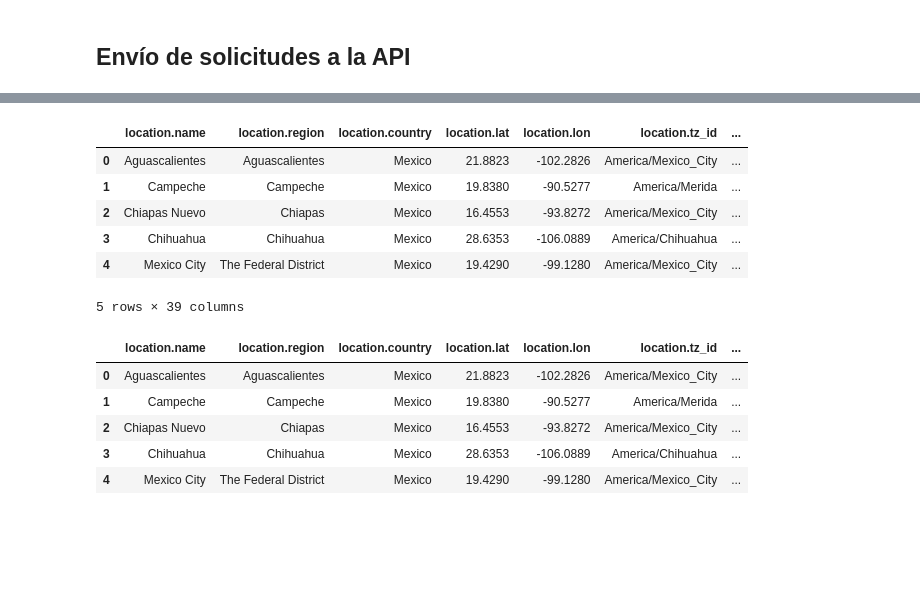
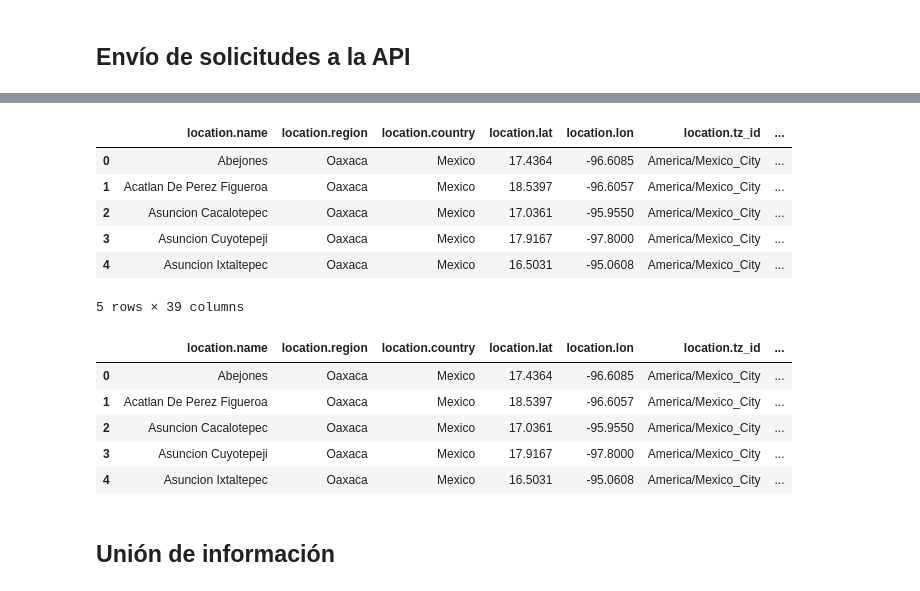
Before and after one commit to cosijoeza/semestre-1, a Jupyter notebook: applied-project/projects/weather/main.ipynb, the cells around one changed output, grey strips where cells are left out. Drawn from its saved outputs; the diff is of its cells as text; code cells hidden in the pictures; blank space fills up the shorter version.

```diff
--- a/applied-project/projects/weather/main.ipynb
+++ b/applied-project/projects/weather/main.ipynb
@@ -21,13 +23,13 @@ driver.get(
 time.sleep(5)
 
 # Read and save information
-oax_states = []
+oax_municipalities = []
 for i in range(1, 571):
     state = driver.find_element(
         By.XPATH, "//*[@id='keywords2']/tbody/tr[" + str(i) + "]/td[2]"
     )
     # Save and clean string
-    oax_states.append(unidecode(state.text))
+    oax_municipalities.append(unidecode(state.text))
 
 # Close the browser
 driver.quit()
@@ -114,0 +36,3 @@ len(locations)
+# %%
+municipalities = oax_municipalities[0:30]
+municipalities
@@ -115,10 +57,10 @@ len(locations)
 # %% [markdown]
 ## Envío de solicitudes a la API
 # %%
-def getApiData(endpoint, payload, locations, getFirst):
+def getApiDataOax(endpoint, payload, municipalities, getFirst):
     data_collected = []
-    for location in locations:
-        payload["q"] = location
+    for municipality in municipalities:
+        payload["q"] = "'name':'" + municipality + "','region':'oaxaca'"
         try:
             time.sleep(5)
             r = requests.get(url=endpoint, params=payload)
@@ -145,8 +88,11 @@ data_search = getApiData(
 # %%
 current = "/current.json"
 # %%
-data_current = getApiData(
-    endpoint=endpoint + current, payload=payload, locations=locations, getFirst=False
+data_current_oax = getApiDataOax(
+    endpoint=endpoint + current,
+    payload=payload,
+    municipalities=municipalities,
+    getFirst=False,
 )
 # %%
 astronomy = "/astronomy.json"
@@ -180,24 +121,26 @@ df_search
 # %%
-normalized_data_current = pd.json_normalize(data_current)
-df_current = pd.DataFrame.from_dict(normalized_data_current)
+normalized_data_current_oax = pd.json_normalize(data_current_oax)
+df_current = pd.DataFrame.from_dict(normalized_data_current_oax)
 df_current.head()
 # %% [output]
 |  | location.name | location.region | location.country | location.lat | location.lon | location.tz_id | ... |
-| 0 | Aguascalientes | Aguascalientes | Mexico | 21.8823 | -102.2826 | America/Mexico_City | ... |
-| 1 | Campeche | Campeche | Mexico | 19.8380 | -90.5277 | America/Merida | ... |
-| 2 | Chiapas Nuevo | Chiapas | Mexico | 16.4553 | -93.8272 | America/Mexico_City | ... |
-| 3 | Chihuahua | Chihuahua | Mexico | 28.6353 | -106.0889 | America/Chihuahua | ... |
-| 4 | Mexico City | The Federal District | Mexico | 19.4290 | -99.1280 | America/Mexico_City | ... |
+| 0 | Abejones | Oaxaca | Mexico | 17.4364 | -96.6085 | America/Mexico_City | ... |
+| 1 | Acatlan De Perez Figueroa | Oaxaca | Mexico | 18.5397 | -96.6057 | America/Mexico_City | ... |
+| 2 | Asuncion Cacalotepec | Oaxaca | Mexico | 17.0361 | -95.9550 | America/Mexico_City | ... |
+| 3 | Asuncion Cuyotepeji | Oaxaca | Mexico | 17.9167 | -97.8000 | America/Mexico_City | ... |
+| 4 | Asuncion Ixtaltepec | Oaxaca | Mexico | 16.5031 | -95.0608 | America/Mexico_City | ... |
 5 rows × 39 columns
 # %%
-normalized_data_astronomy = pd.json_normalize(data_astronomy)
-df_astronomy = pd.DataFrame.from_dict(normalized_data_astronomy)
+normalized_data_astronomy_oax = pd.json_normalize(data_astronomy_oax)
+df_astronomy = pd.DataFrame.from_dict(normalized_data_astronomy_oax)
 df_astronomy.head()
 # %% [output]
 |  | location.name | location.region | location.country | location.lat | location.lon | location.tz_id | ... |
-| 0 | Aguascalientes | Aguascalientes | Mexico | 21.8823 | -102.2826 | America/Mexico_City | ... |
-| 1 | Campeche | Campeche | Mexico | 19.8380 | -90.5277 | America/Merida | ... |
-| 2 | Chiapas Nuevo | Chiapas | Mexico | 16.4553 | -93.8272 | America/Mexico_City | ... |
-| 3 | Chihuahua | Chihuahua | Mexico | 28.6353 | -106.0889 | America/Chihuahua | ... |
-| 4 | Mexico City | The Federal District | Mexico | 19.4290 | -99.1280 | America/Mexico_City | ... |
+| 0 | Abejones | Oaxaca | Mexico | 17.4364 | -96.6085 | America/Mexico_City | ... |
+| 1 | Acatlan De Perez Figueroa | Oaxaca | Mexico | 18.5397 | -96.6057 | America/Mexico_City | ... |
+| 2 | Asuncion Cacalotepec | Oaxaca | Mexico | 17.0361 | -95.9550 | America/Mexico_City | ... |
+| 3 | Asuncion Cuyotepeji | Oaxaca | Mexico | 17.9167 | -97.8000 | America/Mexico_City | ... |
+| 4 | Asuncion Ixtaltepec | Oaxaca | Mexico | 16.5031 | -95.0608 | America/Mexico_City | ... |
+# %% [markdown]
+## Unión de información
 # %%
```
Also changed, not shown: parts of 17 cells of this notebook.
